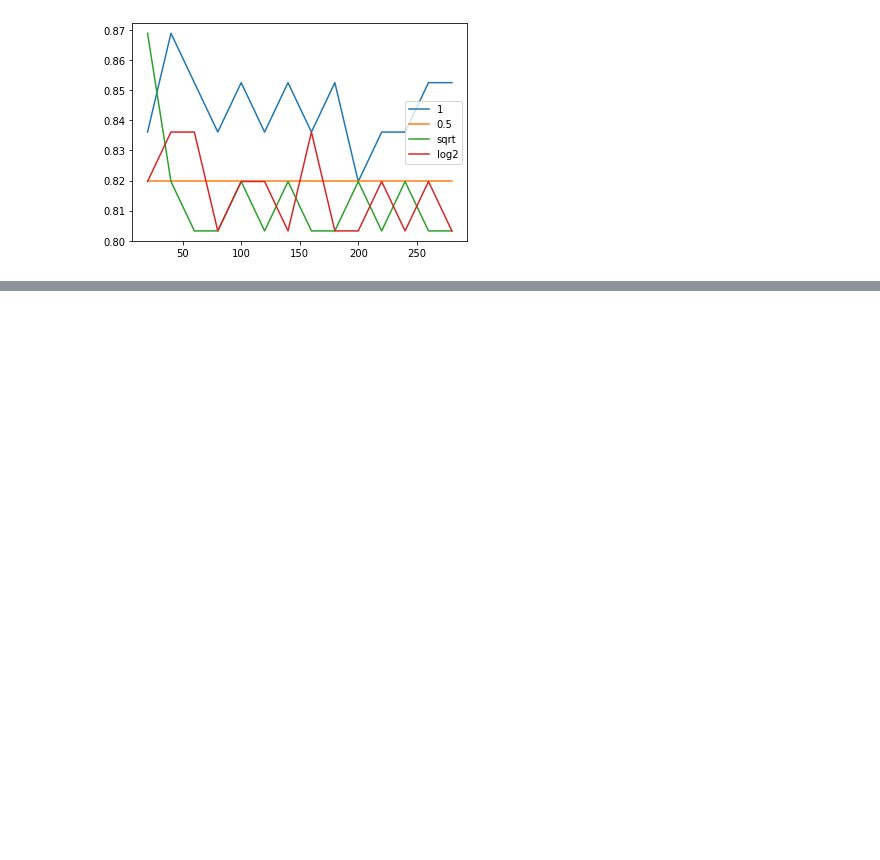
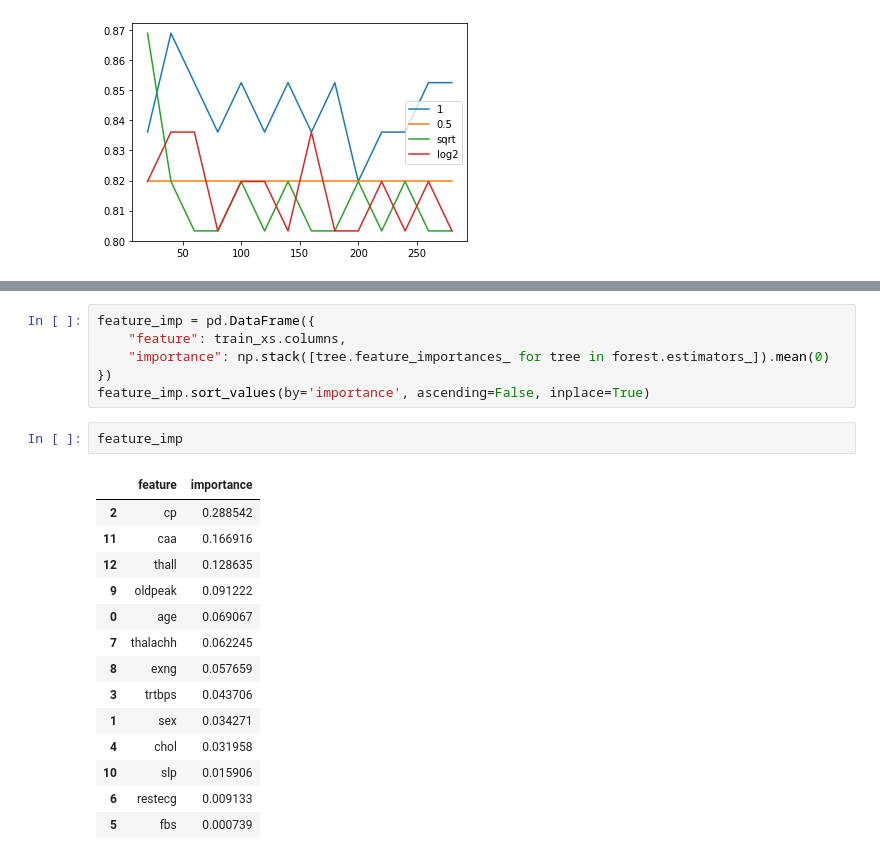
Before and after one commit to floriandotpy/data-playground, a Jupyter notebook: fastai/tabular-modeling.ipynb, the cells around one changed output, grey strips where cells are left out. Drawn from its saved outputs; the diff is of its cells as text; blank space fills up the shorter version.

```diff
--- a/fastai/tabular-modeling.ipynb
+++ b/fastai/tabular-modeling.ipynb
@@ -205,0 +222,23 @@ plt.show()
+# %%
+feature_imp = pd.DataFrame({
+    "feature": train_xs.columns,
+    "importance": np.stack([tree.feature_importances_ for tree in forest.estimators_]).mean(0)
+})
+feature_imp.sort_values(by='importance', ascending=False, inplace=True)
+# %%
+feature_imp
+# %% [output]
+|  | feature | importance |
+| 2 | cp | 0.288542 |
+| 11 | caa | 0.166916 |
+| 12 | thall | 0.128635 |
+| 9 | oldpeak | 0.091222 |
+| 0 | age | 0.069067 |
+| 7 | thalachh | 0.062245 |
+| 8 | exng | 0.057659 |
+| 3 | trtbps | 0.043706 |
+| 1 | sex | 0.034271 |
+| 4 | chol | 0.031958 |
+| 10 | slp | 0.015906 |
+| 6 | restecg | 0.009133 |
+| 5 | fbs | 0.000739 |
```
Also changed, not shown: parts of 10 cells of this notebook.
